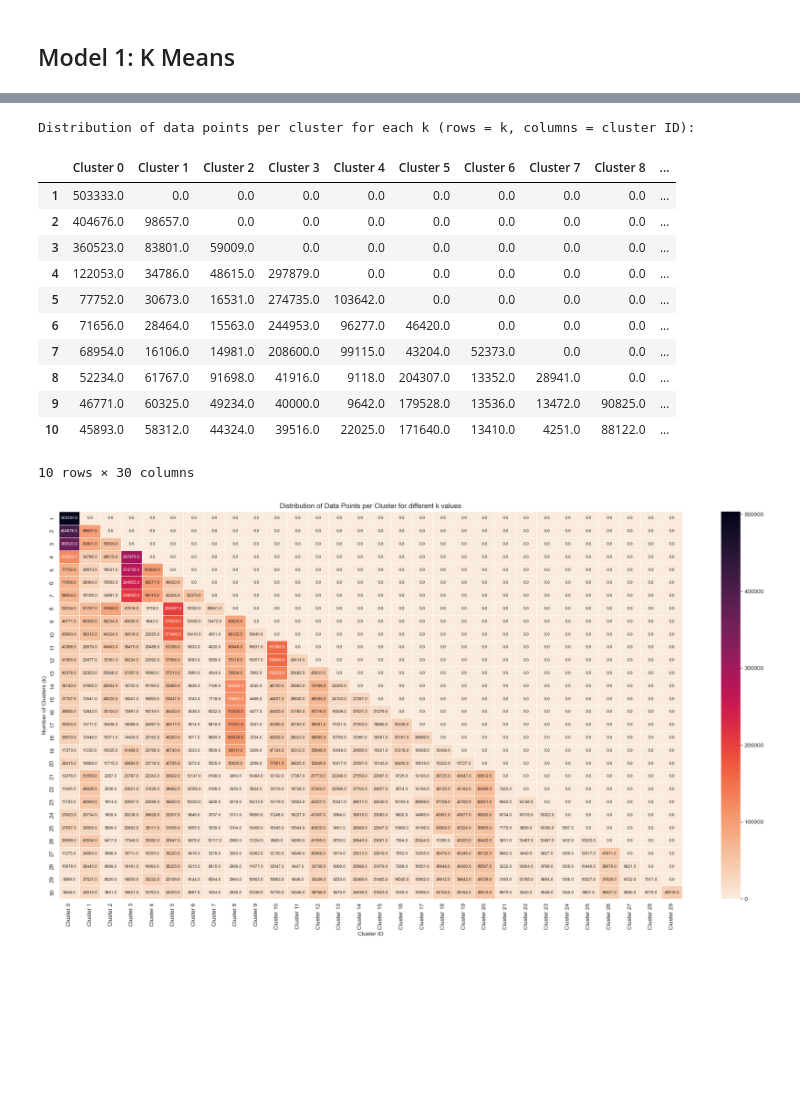
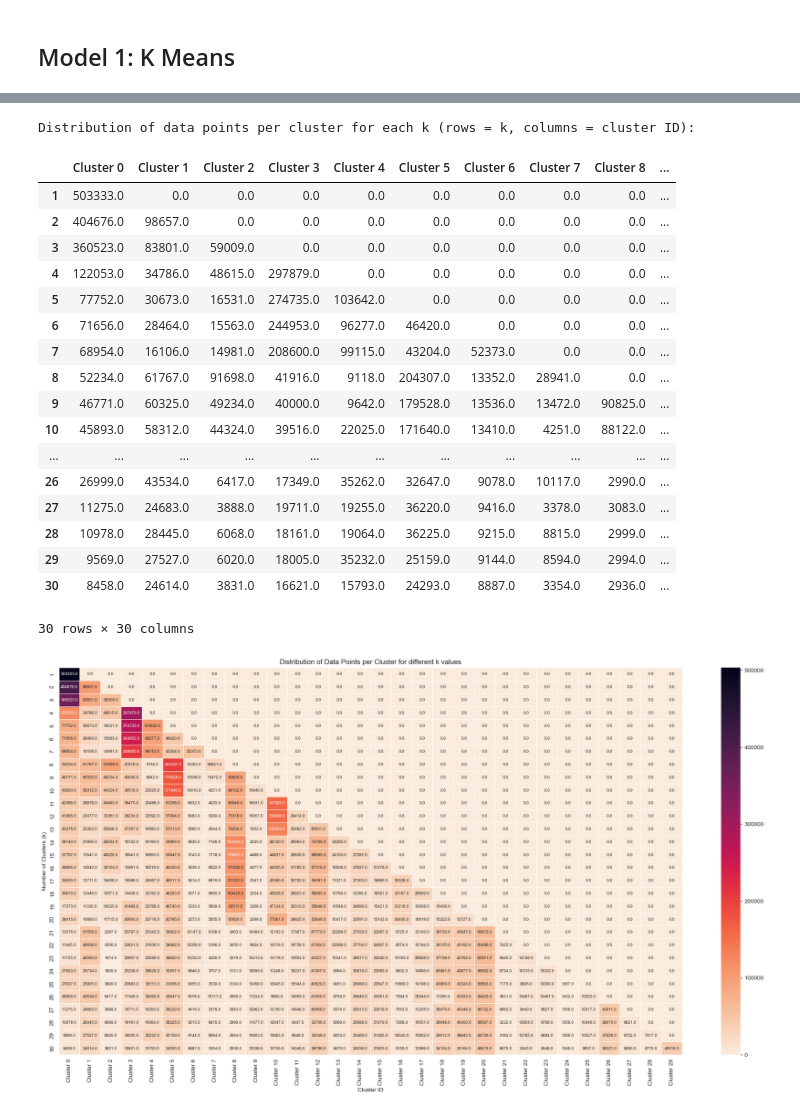
Before and after one commit to DirtyChay/music-recommender, a Jupyter notebook: 3. DSE 220 Milestone 4 Model.ipynb, the cells around one changed output, grey strips where cells are left out. Cells and saved outputs as stored; diff of their text form; code cells hidden in the pictures; blank space fills up the shorter version.

```diff
--- a/3. DSE 220 Milestone 4 Model.ipynb
+++ b/3. DSE 220 Milestone 4 Model.ipynb
@@ -36,0 +33,3 @@ processed_users_path = "data/users_cleaned_encoded_500k_df.parquet"
+# %%
+# If using a local environment
+data_path = "data/"
@@ -37,3 +43,8 @@ processed_users_path = "data/users_cleaned_encoded_500k_df.parquet"
+# %%
+# Input dataframe path
+processed_users_path = data_path + "users_cleaned_encoded_500k_df.parquet"
+# Where the processed dataframe will be saved
+users_clustered_path_parquet = data_path + "data/users_clusters_500k_df.parquet"
 # %%
 # Polars is faster at loading large datasets
 users_polars_df = pl.read_parquet(processed_users_path)
@@ -173,26 +197,33 @@ plt.show()
 # %%
+# Display the sizes for all the cluster sizes
 kmeans_comp_df = pd.DataFrame(
     kmeans_comp_arr,
     index=k_values,
     columns=[f'Cluster {i}' for i in range(n_clusters)]
 )
 
 print("Distribution of data points per cluster for each k (rows = k, columns = cluster ID):")
-display(kmeans_comp_df.head(10))
+display(kmeans_comp_df)
 # %% [output]
 Distribution of data points per cluster for each k (rows = k, columns = cluster ID):
 |  | Cluster 0 | Cluster 1 | Cluster 2 | Cluster 3 | Cluster 4 | Cluster 5 | Cluster 6 | Cluster 7 | Cluster 8 | ... |
 | 1 | 503333.0 | 0.0 | 0.0 | 0.0 | 0.0 | 0.0 | 0.0 | 0.0 | 0.0 | ... |
 | 2 | 404676.0 | 98657.0 | 0.0 | 0.0 | 0.0 | 0.0 | 0.0 | 0.0 | 0.0 | ... |
 | 3 | 360523.0 | 83801.0 | 59009.0 | 0.0 | 0.0 | 0.0 | 0.0 | 0.0 | 0.0 | ... |
 | 4 | 122053.0 | 34786.0 | 48615.0 | 297879.0 | 0.0 | 0.0 | 0.0 | 0.0 | 0.0 | ... |
 | 5 | 77752.0 | 30673.0 | 16531.0 | 274735.0 | 103642.0 | 0.0 | 0.0 | 0.0 | 0.0 | ... |
 | 6 | 71656.0 | 28464.0 | 15563.0 | 244953.0 | 96277.0 | 46420.0 | 0.0 | 0.0 | 0.0 | ... |
 | 7 | 68954.0 | 16106.0 | 14981.0 | 208600.0 | 99115.0 | 43204.0 | 52373.0 | 0.0 | 0.0 | ... |
 | 8 | 52234.0 | 61767.0 | 91698.0 | 41916.0 | 9118.0 | 204307.0 | 13352.0 | 28941.0 | 0.0 | ... |
 | 9 | 46771.0 | 60325.0 | 49234.0 | 40000.0 | 9642.0 | 179528.0 | 13536.0 | 13472.0 | 90825.0 | ... |
 | 10 | 45893.0 | 58312.0 | 44324.0 | 39516.0 | 22025.0 | 171640.0 | 13410.0 | 4251.0 | 88122.0 | ... |
+| ... | ... | ... | ... | ... | ... | ... | ... | ... | ... | ... |
+| 26 | 26999.0 | 43534.0 | 6417.0 | 17349.0 | 35262.0 | 32647.0 | 9078.0 | 10117.0 | 2990.0 | ... |
+| 27 | 11275.0 | 24683.0 | 3888.0 | 19711.0 | 19255.0 | 36220.0 | 9416.0 | 3378.0 | 3083.0 | ... |
+| 28 | 10978.0 | 28445.0 | 6068.0 | 18161.0 | 19064.0 | 36225.0 | 9215.0 | 8815.0 | 2999.0 | ... |
+| 29 | 9569.0 | 27527.0 | 6020.0 | 18005.0 | 35232.0 | 25159.0 | 9144.0 | 8594.0 | 2994.0 | ... |
+| 30 | 8458.0 | 24614.0 | 3831.0 | 16621.0 | 15793.0 | 24293.0 | 8887.0 | 3354.0 | 2936.0 | ... |
-10 rows × 30 columns
+30 rows × 30 columns
 # %%
 plt.figure(figsize=(24, 12))
 sns.heatmap(kmeans_comp_df,
```
Also changed, not shown: parts of 24 cells of this notebook.
